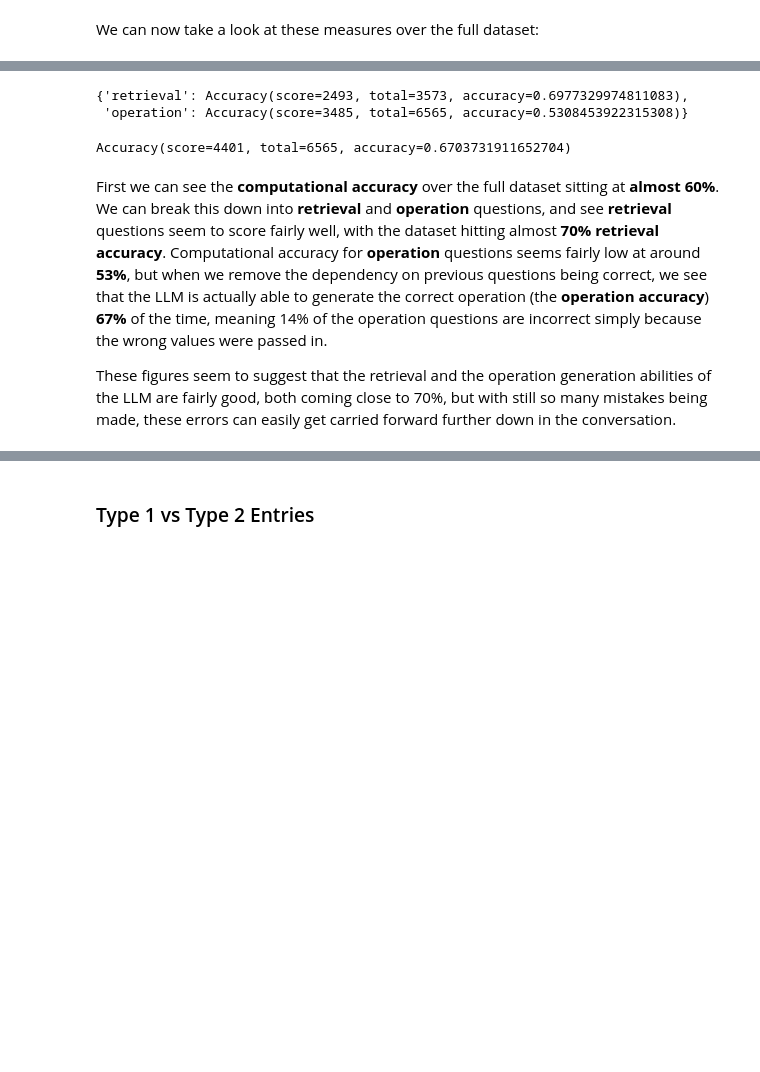
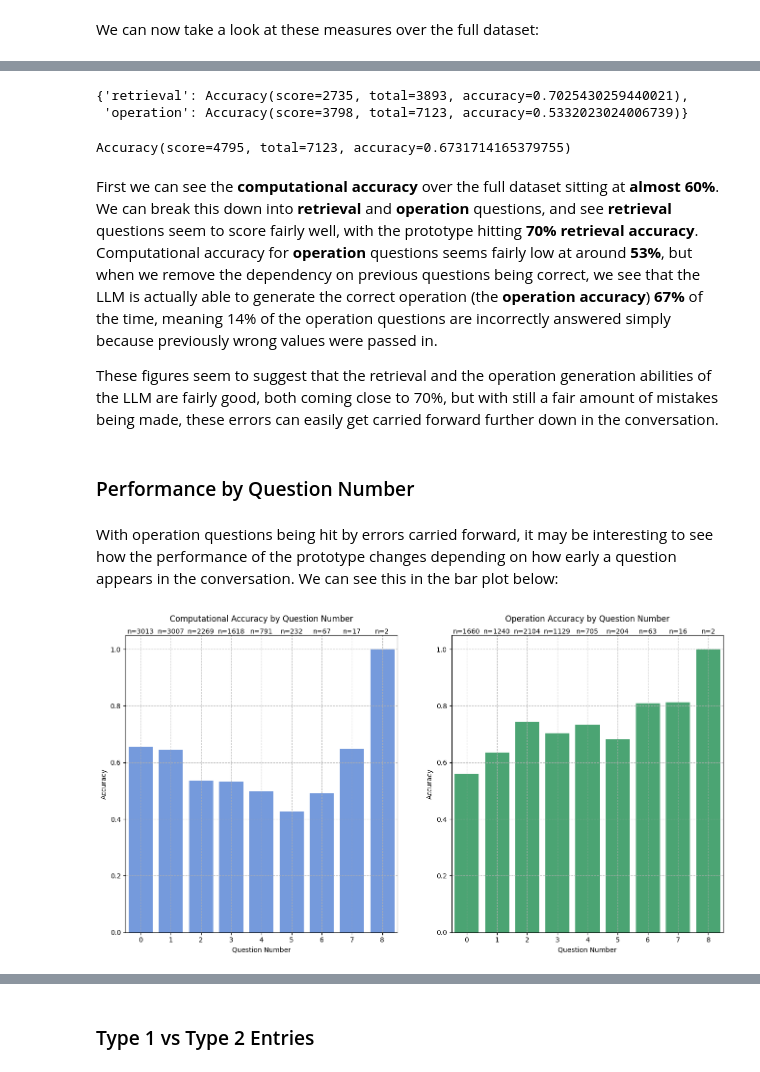
Before and after one commit to AntJamGeo/ConvFinQA, a Jupyter notebook: notebooks/LLM-Based Prototype Report.ipynb, the cells around one changed output, grey strips where cells are left out. Cells and saved outputs as stored; diff of their text form; code cells hidden in the pictures; blank space fills up the shorter version.

```diff
--- a/notebooks/LLM-Based Prototype Report.ipynb
+++ b/notebooks/LLM-Based Prototype Report.ipynb
@@ -52,7 +53,7 @@ from analyser import Analyser
 type1_entries = load_data(f"../data/processed/train1.json")
 type2_entries = load_data(f"../data/processed/train2.json")
 entries = type1_entries | type2_entries
-a = Analyser(entries, "../data/runs/run2_5.pickle")
+a = Analyser(entries, "../data/runs/run2.pickle")
 # %% [markdown]
 We use an `Analyser` instance to compare the expected results in `entries` to the generated results in the pickle file. This will produce `Accuracy` objects with three attributes:
 
@@ -98,13 +119,23 @@ Accuracy(score=5978, total=10138, accuracy=0.589662655356086)
 # %%
 a.computational_accuracy_by_question_type()
 # %% [output]
-{'retrieval': Accuracy(score=2493, total=3573, accuracy=0.6977329974811083),
- 'operation': Accuracy(score=3485, total=6565, accuracy=0.5308453922315308)}
+{'retrieval': Accuracy(score=2735, total=3893, accuracy=0.7025430259440021),
+ 'operation': Accuracy(score=3798, total=7123, accuracy=0.5332023024006739)}
 # %%
 a.operation_accuracy()
 # %% [output]
-Accuracy(score=4401, total=6565, accuracy=0.6703731911652704)
+Accuracy(score=4795, total=7123, accuracy=0.6731714165379755)
 # %% [markdown]
-First we can see the **computational accuracy** over the full dataset sitting at **almost 60%**. We can break this down into **retrieval** and **operation** questions, and see **retrieval** questions seem to score fairly well, with the dataset hitting almost **70% retrieval accuracy**. Computational accuracy for **operation** questions seems fairly low at around **53%**, but when we remove the dependency on previous questions being correct, we see that the LLM is actually able to generate the correct operation (the **operation accuracy**) **67%** of the time, meaning 14% of the operation questions are incorrect simply because the wrong values were passed in.
+First we can see the **computational accuracy** over the full dataset sitting at **almost 60%**. We can break this down into **retrieval** and **operation** questions, and see **retrieval** questions seem to score fairly well, with the prototype hitting **70% retrieval accuracy**. Computational accuracy for **operation** questions seems fairly low at around **53%**, but when we remove the dependency on previous questions being correct, we see that the LLM is actually able to generate the correct operation (the **operation accuracy**) **67%** of the time, meaning 14% of the operation questions are incorrectly answered simply because previously wrong values were passed in.
 
-These figures seem to suggest that the retrieval and the operation generation abilities of the LLM are fairly good, both coming close to 70%, but with still so many mistakes being made, these errors can easily get carried forward further down in the conversation.
+These figures seem to suggest that the retrieval and the operation generation abilities of the LLM are fairly good, both coming close to 70%, but with still a fair amount of mistakes being made, these errors can easily get carried forward further down in the conversation.
+# %% [markdown]
+### Performance by Question Number
+# %% [markdown]
+With operation questions being hit by errors carried forward, it may be interesting to see how the performance of the prototype changes depending on how early a question appears in the conversation. We can see this in the bar plot below:
+# %%
+ca_qn = a.computational_accuracy_by_question_number()
+oa_qn = a.operation_accuracy_by_question_number()
+plot_by_question_number(ca_qn, oa_qn)
+# %% [output]
+[figure, added]
```
Also changed, not shown: parts of 24 cells of this notebook, 4 other files.
